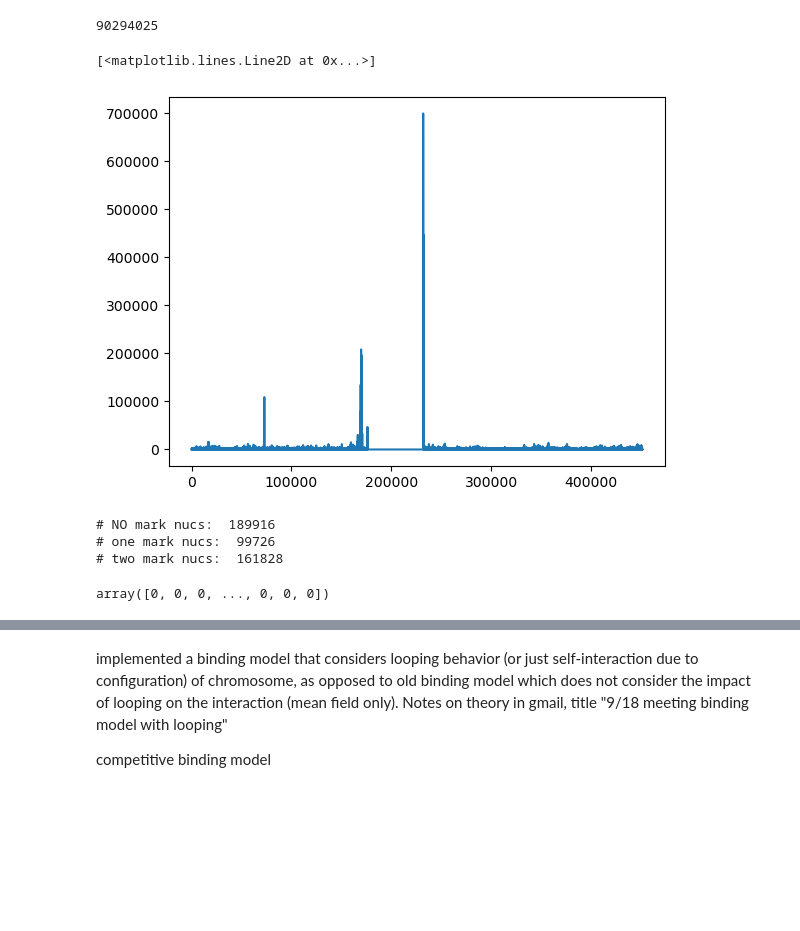
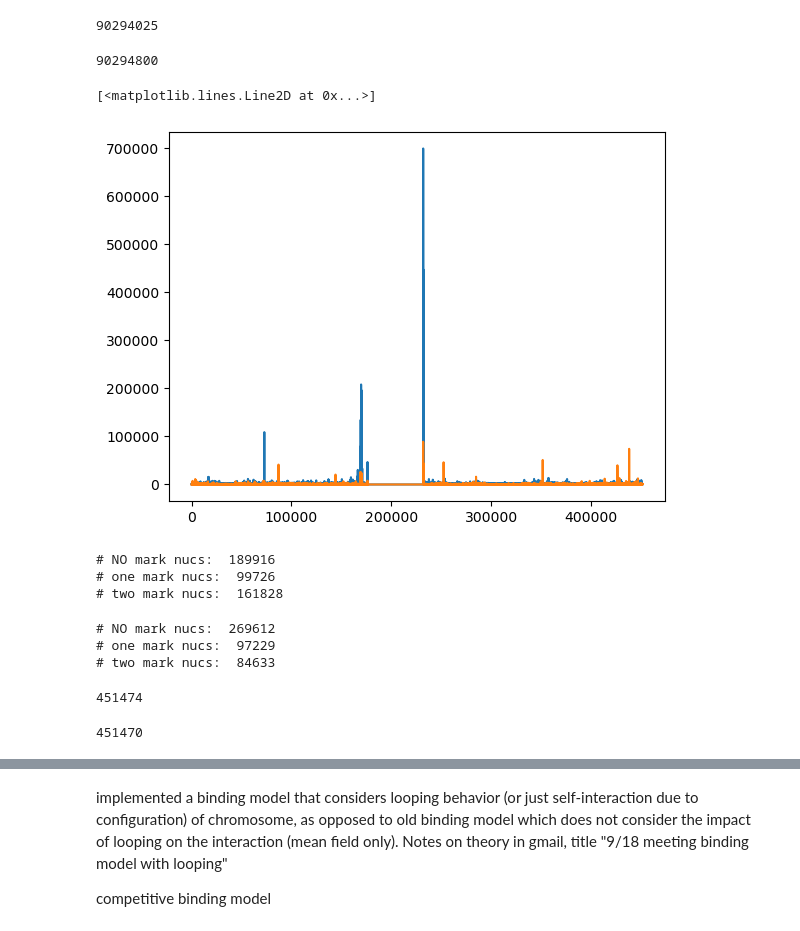
Before and after one commit to tmhabte/wlcsim_membrane, a Jupyter notebook: config_binding/Hi-C_MLP.ipynb, the cells around one changed output, grey strips where cells are left out. Cells and saved outputs as stored; diff of their text form; code cells hidden in the pictures; blank space fills up the shorter version.

Commit message:
2marks implemented

```diff
--- a/config_binding/Hi-C_MLP.ipynb
+++ b/config_binding/Hi-C_MLP.ipynb
@@ -37,6 +42,10 @@ h3k9me3_data.columns = ["chromosome", "start", "end", "value"]
 chr16_h3k9me3_data = h3k9me3_data[h3k9me3_data["chromosome"] == "chr16"] #.groupby("chromosome")
 chr16_h3k9me3_data.sort_values("start", inplace=True)
 # chr16_h3k9me3_data#head()
+
+chr16_h3k27me3_data = h3k27me3_data[h3k27me3_data["chromosome"] == "chr16"] #.groupby("chromosome")
+chr16_h3k27me3_data.sort_values("start", inplace=True)
+chr16_h3k27me3_data
 # %% [output]
 A value is trying to be set on a copy of a slice from a DataFrame
 
@@ -77,0 +120,29 @@ Wall time: 6.61 s
+# %%
+%%time
+# convert matrix of ranges into 1d array
+
+# 1. Determine the size of the array
+array_size_27 = chr16_h3k27me3_data['end'].max()
+
+# 2. Initialize the 1D array with zeros
+h3k27me3_signal_bp = np.zeros(array_size_27)
+
+# 3. Use numpy's vectorized approach to fill the array
+# For each row, we create a range from start to end and assign the value
+
+# Create a mask for each range and use broadcasting
+starts_27 = chr16_h3k27me3_data['start'].values
+ends_27 = chr16_h3k27me3_data['end'].values
+values_27 = chr16_h3k27me3_data['value'].values
+
+# Create an array of indices from all ranges using np.concatenate and np.arange
+indices_27 = np.concatenate([np.arange(s, e) for s, e in zip(starts_27, ends_27)])
+
+# Repeat the values according to the length of each interval
+repeated_values_27 = np.repeat(values_27, ends_27 - starts_27)
+
+# Assign the values to the appropriate positions in result_array
+np.add.at(h3k27me3_signal_bp, indices_27, repeated_values_27)
+
+# Display the result
+print(h3k27me3_signal_bp)
@@ -79,6 +154,10 @@ Wall time: 6.61 s
 array_size
 # %% [output]
 90294025
+# %%
+array_size_27
+# %% [output]
+90294800
 # %%
 # integrate (sum) over nucleosomes
 bp_per_nuc = 200
@@ -88,11 +167,21 @@ reshaped_arr = h3k9me3_signal_bp[:trimmed_size].reshape(-1, bp_per_nuc)
 
 # 2. Sum along the rows (axis 1)
 h3k9me3_signal_nuc = np.sum(reshaped_arr, axis=1)
+
+
+trimmed_size = (h3k27me3_signal_bp.size // bp_per_nuc) * bp_per_nuc
+# print(trimmed_size)
+reshaped_arr = h3k27me3_signal_bp[:trimmed_size].reshape(-1, bp_per_nuc)
+
+# 2. Sum along the rows (axis 1)
+h3k27me3_signal_nuc = np.sum(reshaped_arr, axis=1)
 # %%
-plt.plot(np.arange(len(h3k9me3_signal_nuc)), h3k9me3_signal_nuc)
+plt.plot(np.arange(len(h3k9me3_signal_nuc)), h3k9me3_signal_nuc, label = "h3k9me3")
+
+plt.plot(np.arange(len(h3k27me3_signal_nuc)), h3k27me3_signal_nuc, label = "h3k27me3")
 # %% [output]
 [<matplotlib.lines.Line2D at 0x...>]
-[figure, old version]
+[figure, new version]
 # %%
 num_nucs = len(h3k9me3_signal_nuc)
 
@@ -107,10 +196,30 @@ print("# two mark nucs: ", np.sum(h3k9me3_signal_nuc>=two_mark_cutoff))
 # NO mark nucs:  189916
 # one mark nucs:  99726
 # two mark nucs:  161828
+# %%
+num_nucs_27 = len(h3k27me3_signal_nuc)
+
+one_mark_cutoff_27 = 220
+two_mark_cutoff_27 = one_mark_cutoff_27*2
+print("# NO mark nucs: ", np.sum(h3k27me3_signal_nuc<one_mark_cutoff_27))
+print("# one mark nucs: ", np.sum(1*(h3k27me3_signal_nuc>=one_mark_cutoff_27) * 1*(h3k27me3_signal_nuc<two_mark_cutoff_27)))
+print("# two mark nucs: ", np.sum(h3k27me3_signal_nuc>=two_mark_cutoff_27))
+
+# np.sum(h3k9me3_signal_nuc>=two_mark_cutoff)
+# %% [output]
+# NO mark nucs:  269612
+# one mark nucs:  97229
+# two mark nucs:  84633
+# %%
+num_nucs_27
+# %% [output]
+451474
+# %%
+num_nucs
+# %% [output]
+451470
 # %%
-1*(h3k9me3_signal_nuc>=one_mark_cutoff) * 1*(h3k9me3_signal_nuc<two_mark_cutoff)
+# 1*(h3k9me3_signal_nuc>=one_mark_cutoff) * 1*(h3k9me3_signal_nuc<two_mark_cutoff)
-# %% [output]
-array([0, 0, 0, ..., 0, 0, 0])
 # %%
 marks_1 = np.zeros(num_nucs)
 
```
Also changed, not shown: parts of 53 cells of this notebook.
